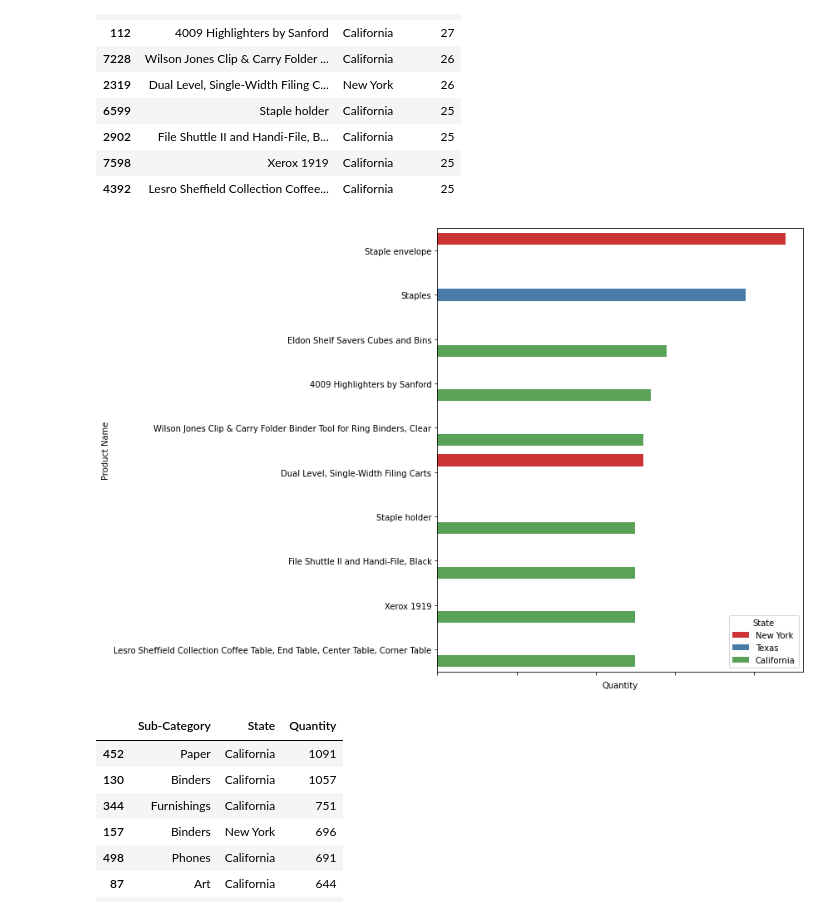
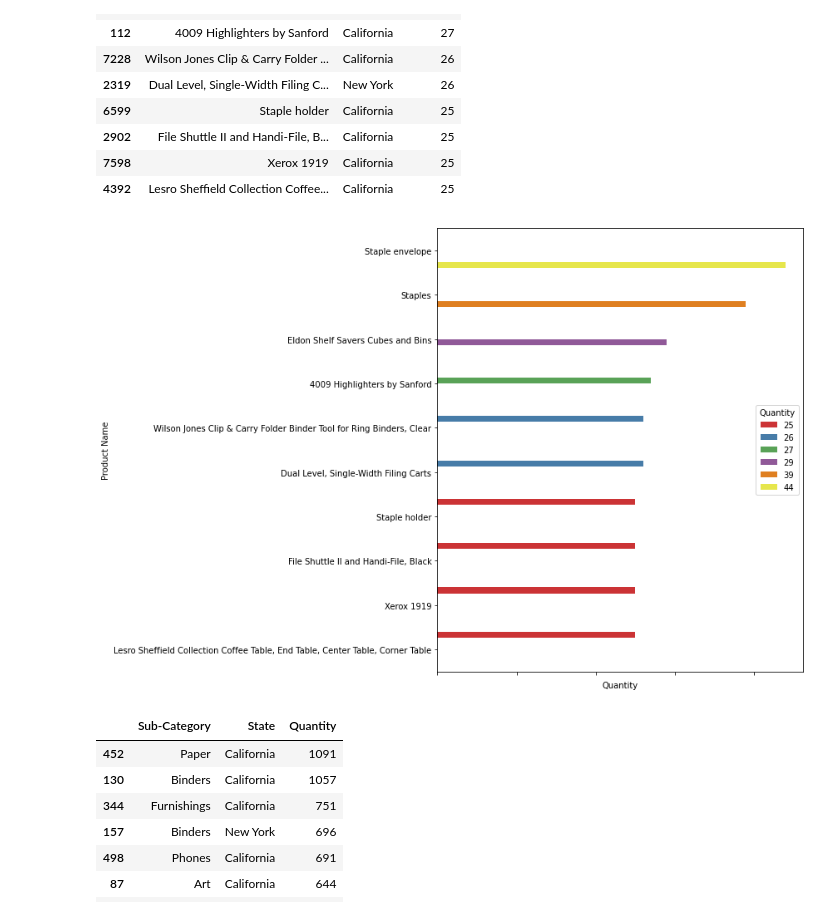
Before and after one commit to HayalDargin/Springboard_Work, a Jupyter notebook: Final project /Time Series Data_Store/Hayal_Final_Data Wrangling and EDA.ipynb, the cells around one changed output. Saved outputs shown, nothing was run; the diff lists cells and outputs as text; code cells hidden in the pictures.

```diff
--- a/Final project /Time Series Data_Store/Hayal_Final_Data Wrangling and EDA.ipynb
+++ b/Final project /Time Series Data_Store/Hayal_Final_Data Wrangling and EDA.ipynb
@@ -450,14 +492,14 @@ sale_Products_state
 # %%
 
 fig = plt.figure(figsize=(12,8))
 ax = fig.add_subplot(111)
-p = sns.barplot(x='Quantity', y='Product Name',hue='State',palette='Set1', data=sale_Products_state, ax=ax)
+p = sns.barplot(x='Quantity', y='Product Name',hue='Quantity',palette='Set1', data=sale_Products_state, ax=ax)
 #ax.set_title("Top 10 Profitable Customers")
 ax.set_xticklabels(p.get_xticklabels(), rotation=75)
 plt.tight_layout()
 plt.show()
 # %% [output]
-[figure, old version]
+[figure, new version]
 # %%
 sale_Products_Sub_Category = Df.groupby(["Sub-Category","State"])['Quantity'].aggregate(np.sum).reset_index().sort_values('Quantity',ascending = False).head(10)
 sale_Products_Sub_Category
```
Also changed, not shown: parts of 58 cells of this notebook.
